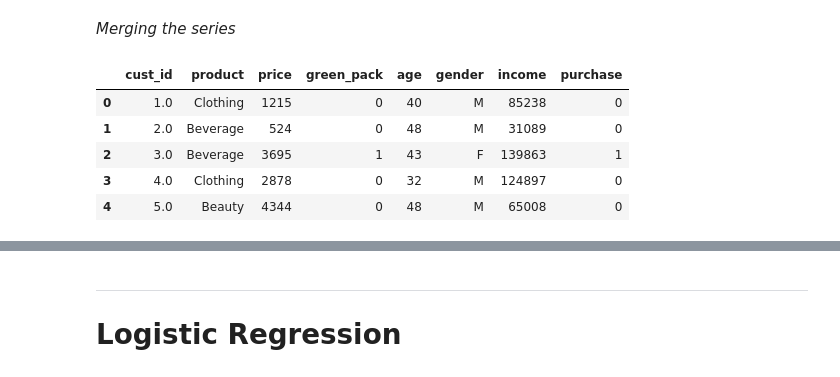
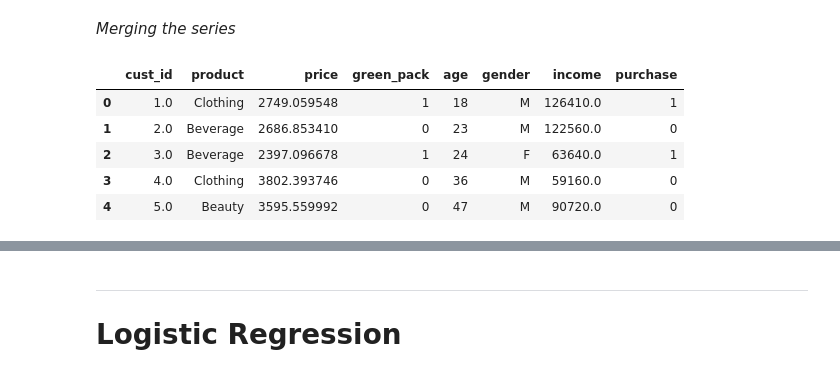
Before and after one commit to NityaVerma19/Customer-Purchase-Decision-, a Jupyter notebook: Consumer_behaviour.ipynb, the cells around one changed output, grey strips where cells are left out. Cells and saved outputs as stored; diff of their text form; code cells hidden in the pictures.

Commit message:
add noise to dataset

```diff
--- a/Consumer_behaviour.ipynb
+++ b/Consumer_behaviour.ipynb
@@ -48,12 +71,0 @@ product = generate_random_series(word_list, series_length, seed = 42)
-# %%
-#Price
-def generate_random_series(lower_bound, upper_bound, count, seed = 42):
-    random.seed(seed)
-    random_numbers = np.random.randint(lower_bound, upper_bound + 1, count)
-    return pd.Series(random_numbers)
-
-
-lower_bound = 500
-upper_bound = 5000
-count = 500  # Number of random numbers to generate
-price = generate_random_series(lower_bound, upper_bound, count, seed = 42)
@@ -82,40 +136,47 @@ def generate_random_series(words, length, seed = 42):
     return series
 
 word_list = ['M', 'F']
-series_length = 500
+series_length = 3000
 
 gender = generate_random_series(word_list, series_length, seed = 42)
 # %%
-#Income level - 15k to 150k
+#income = 15k to 150k
 
-def generate_random_series(lower_bound, upper_bound, count, seed = 42):
+def generate_random_series(lower_bound, upper_bound, count, seed=42):
     random.seed(seed)
     random_numbers = np.random.randint(lower_bound, upper_bound + 1, count)
     return pd.Series(random_numbers)
 
+def add_multiplicative_noise(series, noise_scale=0.05, seed=None):
+    if seed is not None:
+        random.seed(seed)
+    noise_factors = np.random.normal(loc=1.0, scale=noise_scale, size=len(series))
+    return series * noise_factors
 
 lower_bound = 15000
 upper_bound = 150000
-count = 500  # Number of random numbers to generate
-income = generate_random_series(lower_bound, upper_bound, count, seed = 42)
+count = 3000
+
+income = generate_random_series(lower_bound, upper_bound, count, seed=42)
+noisy_income = add_multiplicative_noise(income, noise_scale=0.05, seed=42)
+
+noisy_income = np.round(noisy_income / 10) * 10
 # %%
 #customer id
-
-
-numbers_sequence = range(1, 500)
+numbers_sequence = range(1, 3000)
 cust_id = pd.Series(numbers_sequence)
 # %% [markdown]
 *Merging the series*
 # %%
-df = pd.DataFrame({'cust_id': cust_id,'product': product, 'price': price, 'green_pack': green_pack, 'age': age,'gender': gender, 'income': income, 'purchase': purchase })
+df = pd.DataFrame({'cust_id': cust_id,'product': product, 'price': noisy_price, 'green_pack': noisy_green_pack, 'age': noisy_age,'gender': gender, 'income': noisy_income, 'purchase': noisy_purchase })
 df.head()
 # %% [output]
 |  | cust_id | product | price | green_pack | age | gender | income | purchase |
-| 0 | 1.0 | Clothing | 1215 | 0 | 40 | M | 85238 | 0 |
-| 1 | 2.0 | Beverage | 524 | 0 | 48 | M | 31089 | 0 |
-| 2 | 3.0 | Beverage | 3695 | 1 | 43 | F | 139863 | 1 |
-| 3 | 4.0 | Clothing | 2878 | 0 | 32 | M | 124897 | 0 |
-| 4 | 5.0 | Beauty | 4344 | 0 | 48 | M | 65008 | 0 |
+| 0 | 1.0 | Clothing | 2749.059548 | 1 | 18 | M | 126410.0 | 1 |
+| 1 | 2.0 | Beverage | 2686.853410 | 0 | 23 | M | 122560.0 | 0 |
+| 2 | 3.0 | Beverage | 2397.096678 | 1 | 24 | F | 63640.0 | 1 |
+| 3 | 4.0 | Clothing | 3802.393746 | 0 | 36 | M | 59160.0 | 0 |
+| 4 | 5.0 | Beauty | 3595.559992 | 0 | 47 | M | 90720.0 | 0 |
 # %%
 # Downloading the dataframe
 
```
Also changed, not shown: parts of 19 cells of this notebook.
